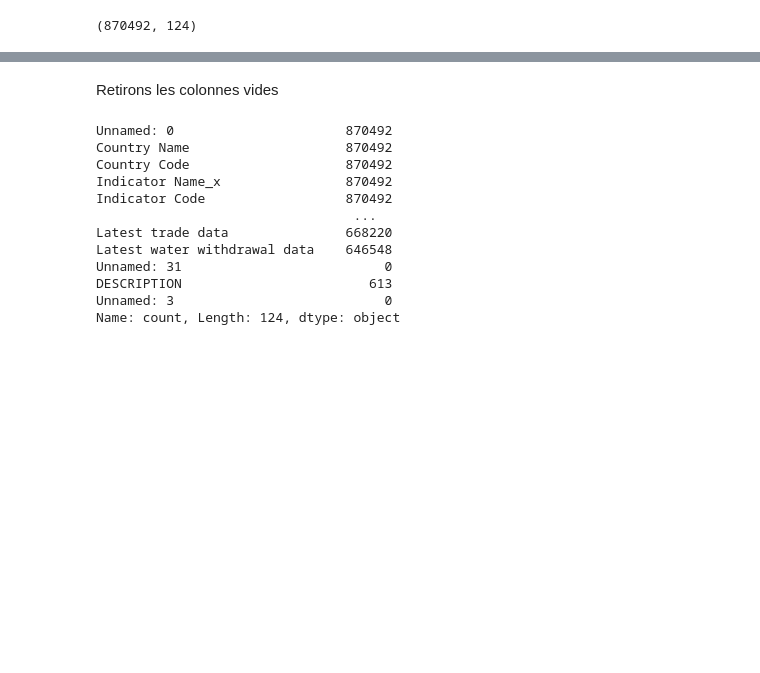
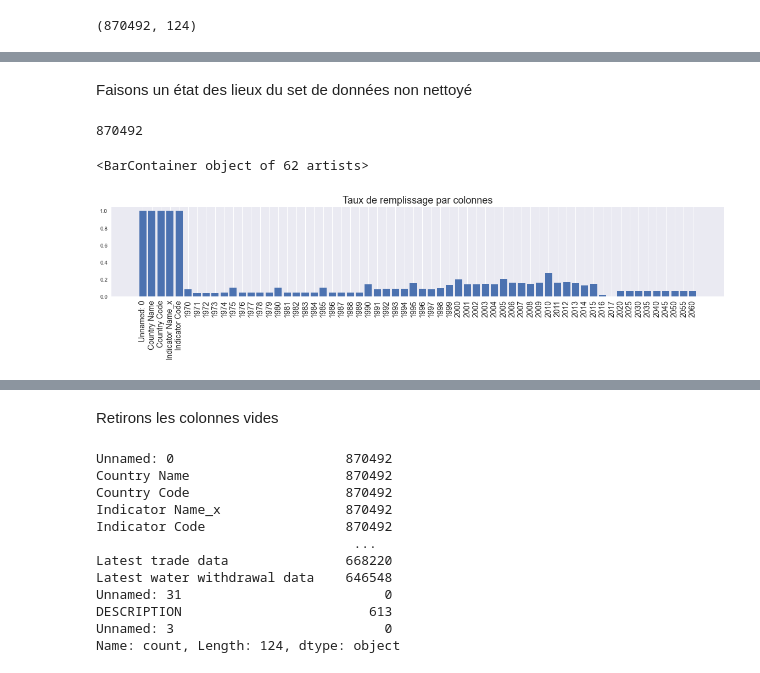
Before and after one commit to khub41/OC_P02, a Jupyter notebook: data_clean.ipynb, the cells around one changed output, grey strips where cells are left out. Drawn from its saved outputs; the diff is of its cells as text; code cells hidden in the pictures; blank space fills up the shorter version.

Commit message:
Ajout des graphes remplissage

```diff
--- a/data_clean.ipynb
+++ b/data_clean.ipynb
@@ -27,3 +27,29 @@ describe
 | 75% | 652868.250000 | NaN | NaN | NaN | NaN | 6.387674e+01 | 6.452600e+04 | 6.653125e+04 | ... |
 | max | 870491.000000 | NaN | NaN | NaN | NaN | 1.903929e+13 | 1.986457e+13 | 2.100916e+13 | ... |
 11 rows × 124 columns
+# %% [markdown]
+Faisons un état des lieux du set de données non nettoyé
+# %%
+nb_rows = len(data)
+nb_rows
+# %% [output]
+870492
+# %%
+counts = describe.iloc[0]
+# %%
+counts = np.array(counts)
+counts_freq = counts/nb_rows
+xlabel1 = data.columns[:int(len(data.columns)/2)]
+xlabel2 = data.columns[int(len(data.columns)/2):]
+counts_freq1 = counts_freq[:int(len(data.columns)/2)]
+counts_freq2 = counts_freq[int(len(data.columns)/2):]
+# %%
+fig = plt.figure(figsize=(20,3))
+plt.style.use('seaborn')
+plt.title("Taux de remplissage par colonnes", fontsize=18)
+plt.xticks(rotation=90, fontsize=14)
+plt.grid(False, axis='y')
+plt.bar(xlabel1, counts_freq1, align='center')
+# %% [output]
+<BarContainer object of 62 artists>
+[figure, added]
```
Also changed, not shown: parts of 5 cells of this notebook.
